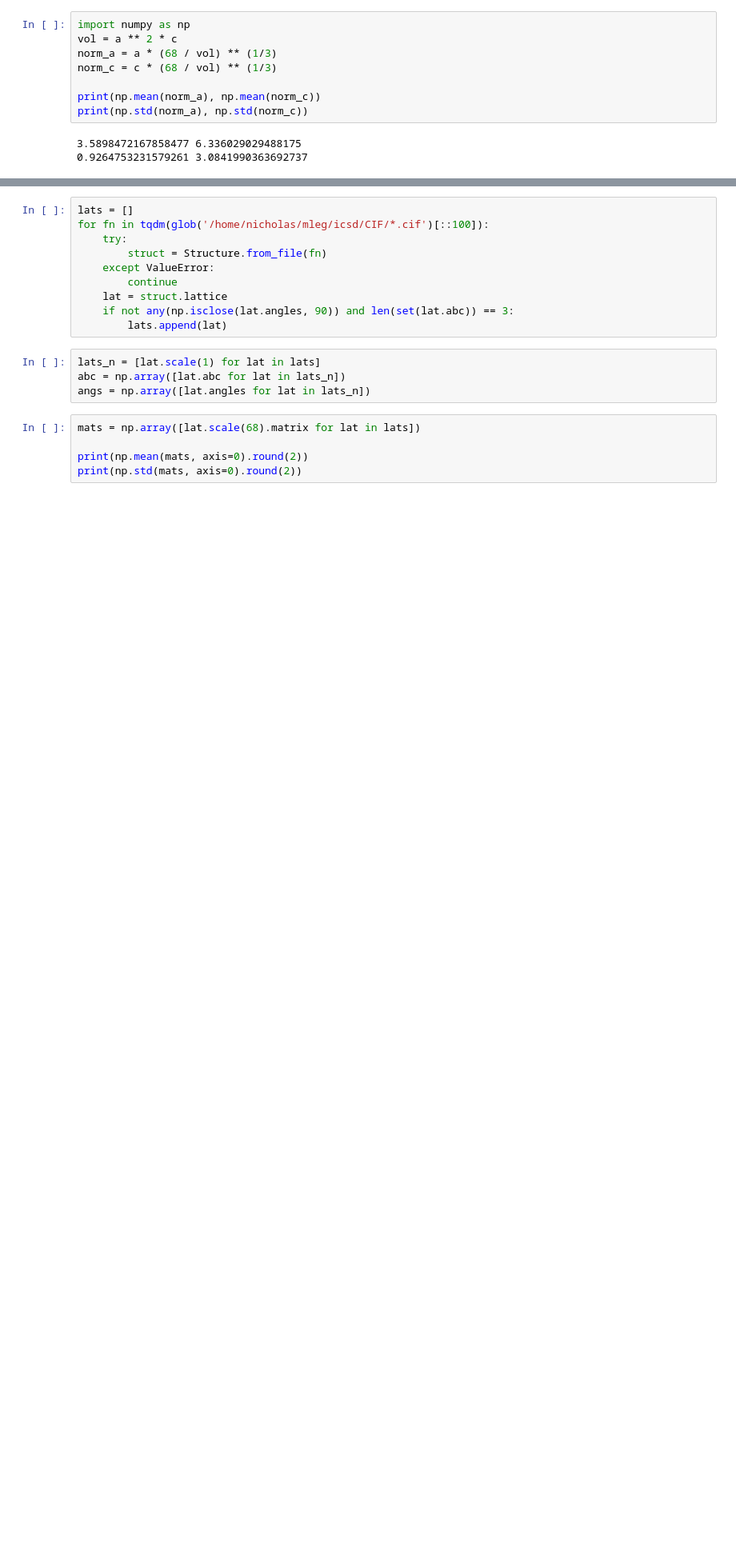
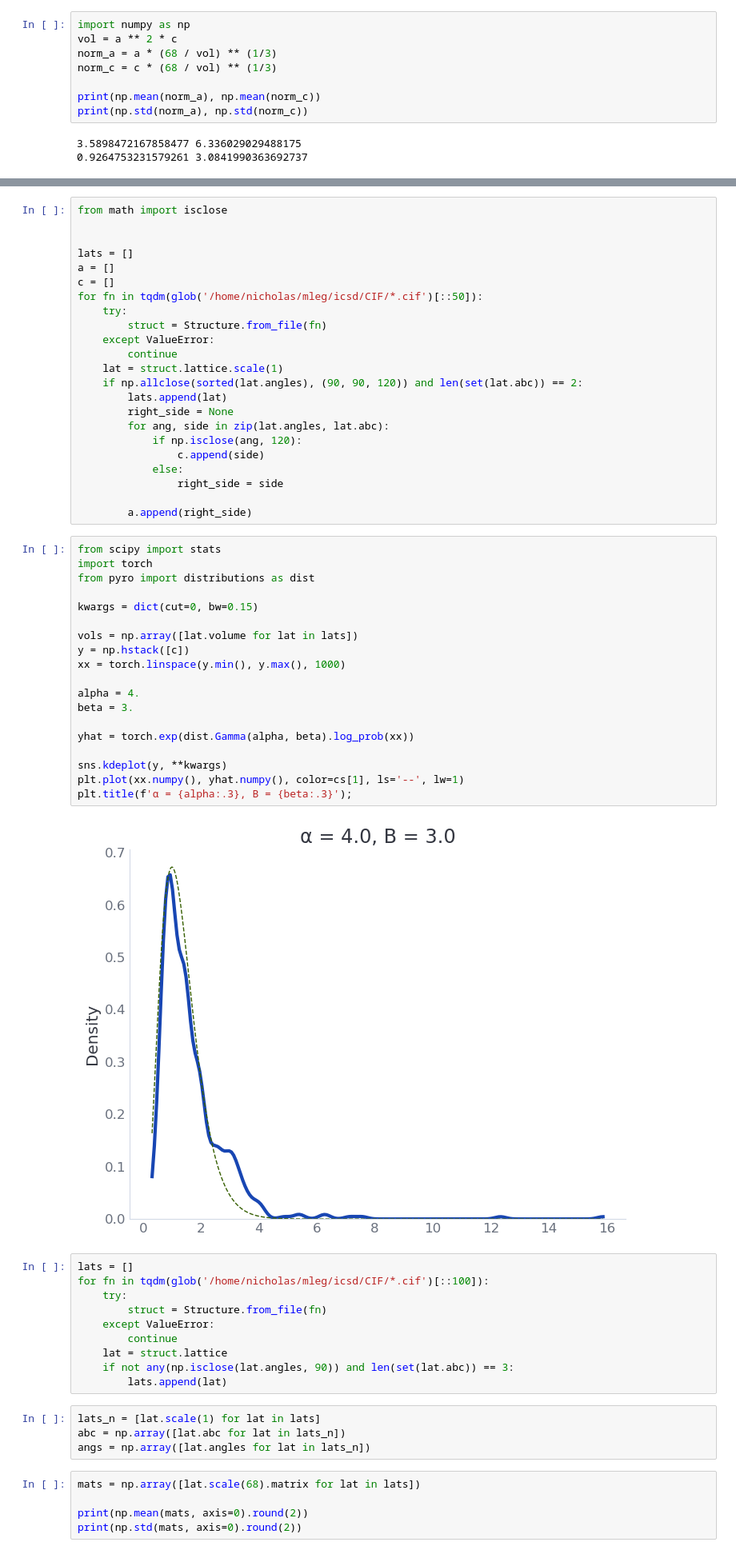
Before and after one commit to nicholas-miklaucic/baysic, a Jupyter notebook: priors.ipynb, the cells around one changed output, grey strips where cells are left out. Shown at 80% size. Cells and saved outputs as stored; diff of their text form; blank space fills up the shorter version.

```diff
--- a/priors.ipynb
+++ b/priors.ipynb
@@ -308,3 +332,47 @@ plt.title(f'α = {alpha:.3}, B = {beta:.3}');
+# %%
+from math import isclose
+
+
+lats = []
+a = []
+c = []
+for fn in tqdm(glob('/home/nicholas/mleg/icsd/CIF/*.cif')[::50]):
+    try:
+        struct = Structure.from_file(fn)
+    except ValueError:
+        continue
+    lat = struct.lattice.scale(1)
+    if np.allclose(sorted(lat.angles), (90, 90, 120)) and len(set(lat.abc)) == 2:
+        lats.append(lat)
+        right_side = None
+        for ang, side in zip(lat.angles, lat.abc):
+            if np.isclose(ang, 120):
+                c.append(side)
+            else:
+                right_side = side
+
+        a.append(right_side)
+# %%
+from scipy import stats
+import torch
+from pyro import distributions as dist
+
+kwargs = dict(cut=0, bw=0.15)
+
+vols = np.array([lat.volume for lat in lats])
+y = np.hstack([c])
+xx = torch.linspace(y.min(), y.max(), 1000)
+
+alpha = 4.
+beta = 3.
+
+yhat = torch.exp(dist.Gamma(alpha, beta).log_prob(xx))
+
+sns.kdeplot(y, **kwargs)
+plt.plot(xx.numpy(), yhat.numpy(), color=cs[1], ls='--', lw=1)
+plt.title(f'α = {alpha:.3}, B = {beta:.3}');
+# %% [output]
+[figure, added]
 # %%
 lats = []
 for fn in tqdm(glob('/home/nicholas/mleg/icsd/CIF/*.cif')[::100]):
```
Also changed, not shown: parts of 8 cells of this notebook, 9 other files.
